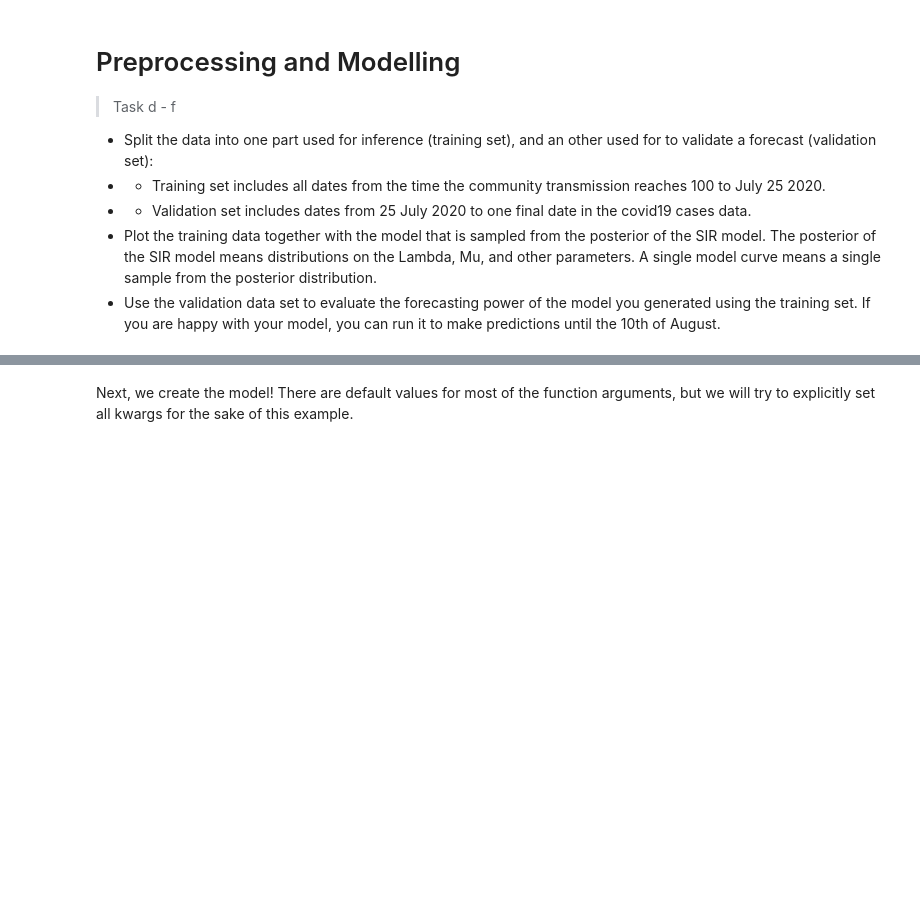
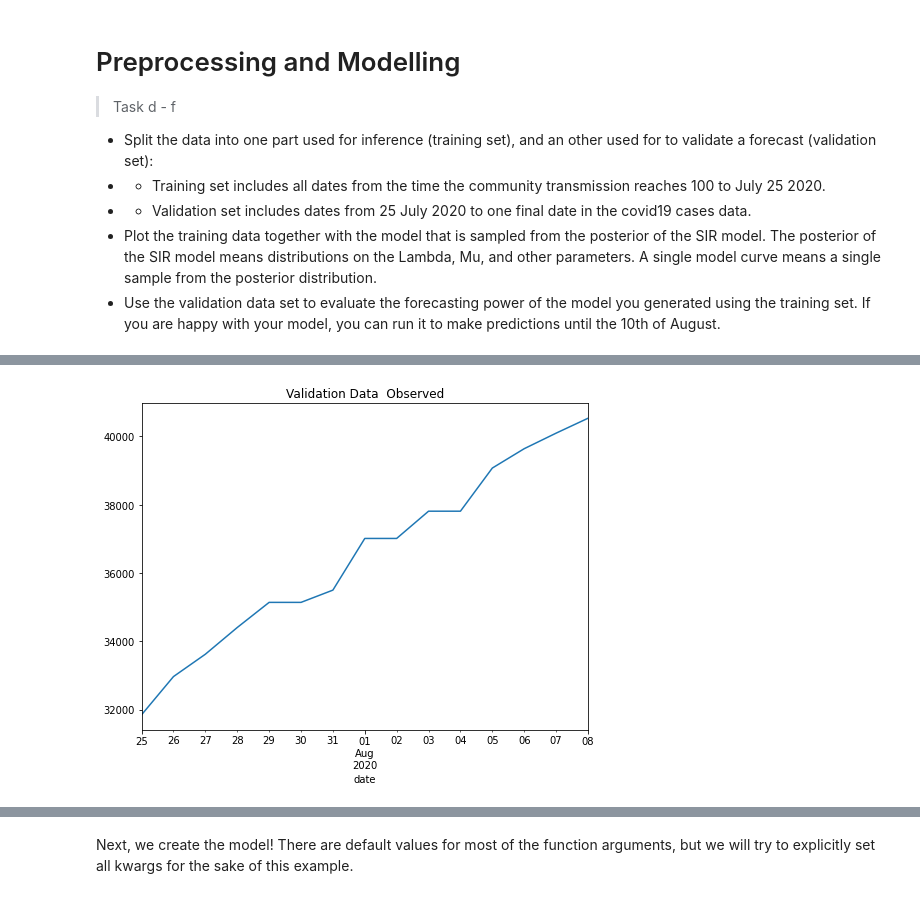
Before and after one commit to Patrick5455/Change-Point-Analysis-of-Covid19-Bayesian-Inference-SIR-SEIR-Modelling, a Jupyter notebook: dependencies/covid19_inference-master/scripts/interactive/example_one_bundesland.ipynb, the cells around one changed output, grey strips where cells are left out. Saved outputs shown, nothing was run; the diff lists cells and outputs as text; code cells hidden in the pictures; blank space fills up the shorter version.

```diff
--- a/dependencies/covid19_inference-master/scripts/interactive/example_one_bundesland.ipynb
+++ b/dependencies/covid19_inference-master/scripts/interactive/example_one_bundesland.ipynb
@@ -177,4 +287,10 @@ date
 Name: confirmed, dtype: int64
+# %%
+val_set.plot(figsize=(8,6))
+plt.title('Validation Data  Observed')
+plt.savefig(fname='/content/visuals/val_data_cumm.png', format='png')
+# %% [output]
+[figure, added]
 # %% [markdown]
 ### Model training and Plotting (before identifying changepoints from the model output)
 
```
Also changed, not shown: parts of 39 cells of this notebook.
